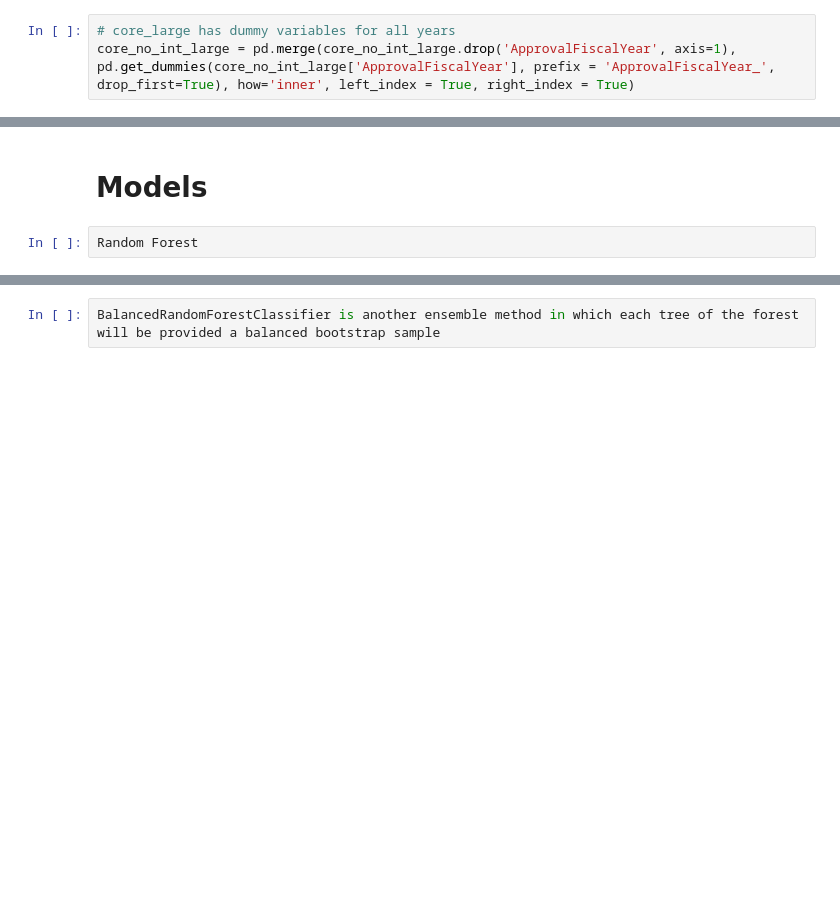
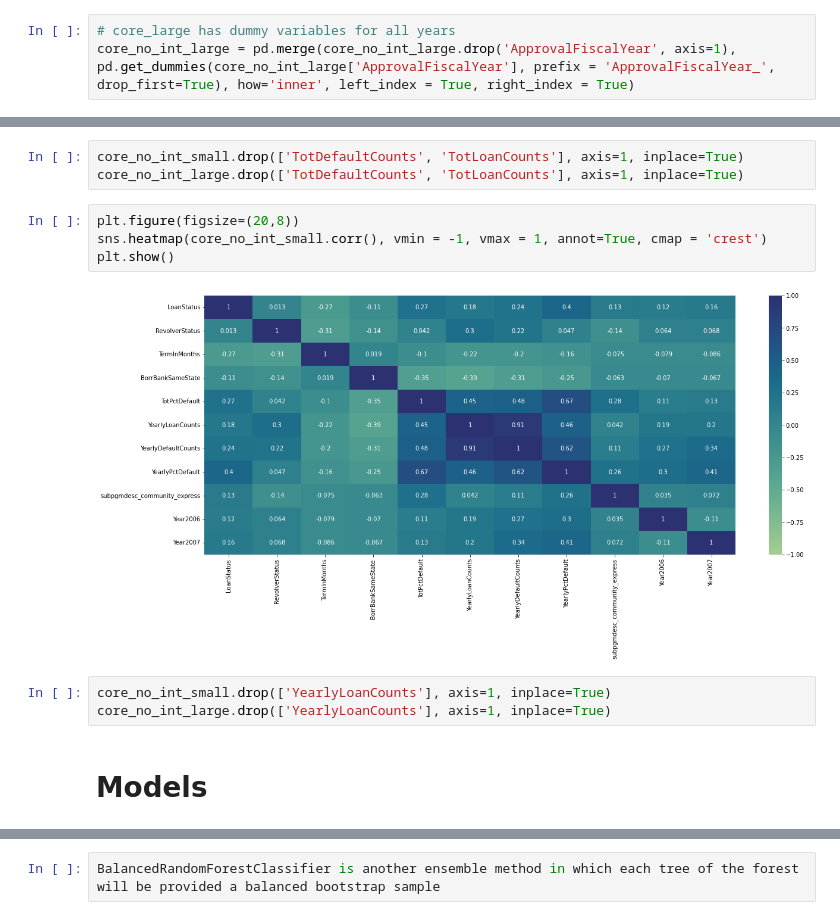
Before and after one commit to jhancuch/sba-loan-credit-analysis, a Jupyter notebook: model/development/model_development.ipynb, the cells around one changed output, grey strips where cells are left out. Drawn from its saved outputs; the diff is of its cells as text; blank space fills up the shorter version.

```diff
--- a/model/development/model_development.ipynb
+++ b/model/development/model_development.ipynb
@@ -193,4 +225,14 @@ core_no_int_large = pd.merge(core_no_int_large.drop('ApprovalFiscalYear', axis=1
+# %%
+core_no_int_small.drop(['TotDefaultCounts', 'TotLoanCounts'], axis=1, inplace=True)
+core_no_int_large.drop(['TotDefaultCounts', 'TotLoanCounts'], axis=1, inplace=True)
+# %%
+plt.figure(figsize=(20,8))
+sns.heatmap(core_no_int_small.corr(), vmin = -1, vmax = 1, annot=True, cmap = 'crest')
+plt.show()
+# %% [output]
+[figure, added]
+# %%
+core_no_int_small.drop(['YearlyLoanCounts'], axis=1, inplace=True)
+core_no_int_large.drop(['YearlyLoanCounts'], axis=1, inplace=True)
 # %% [markdown]
 # Models
-# %%
-Random Forest
```
Also changed, not shown: parts of 20 cells of this notebook.
